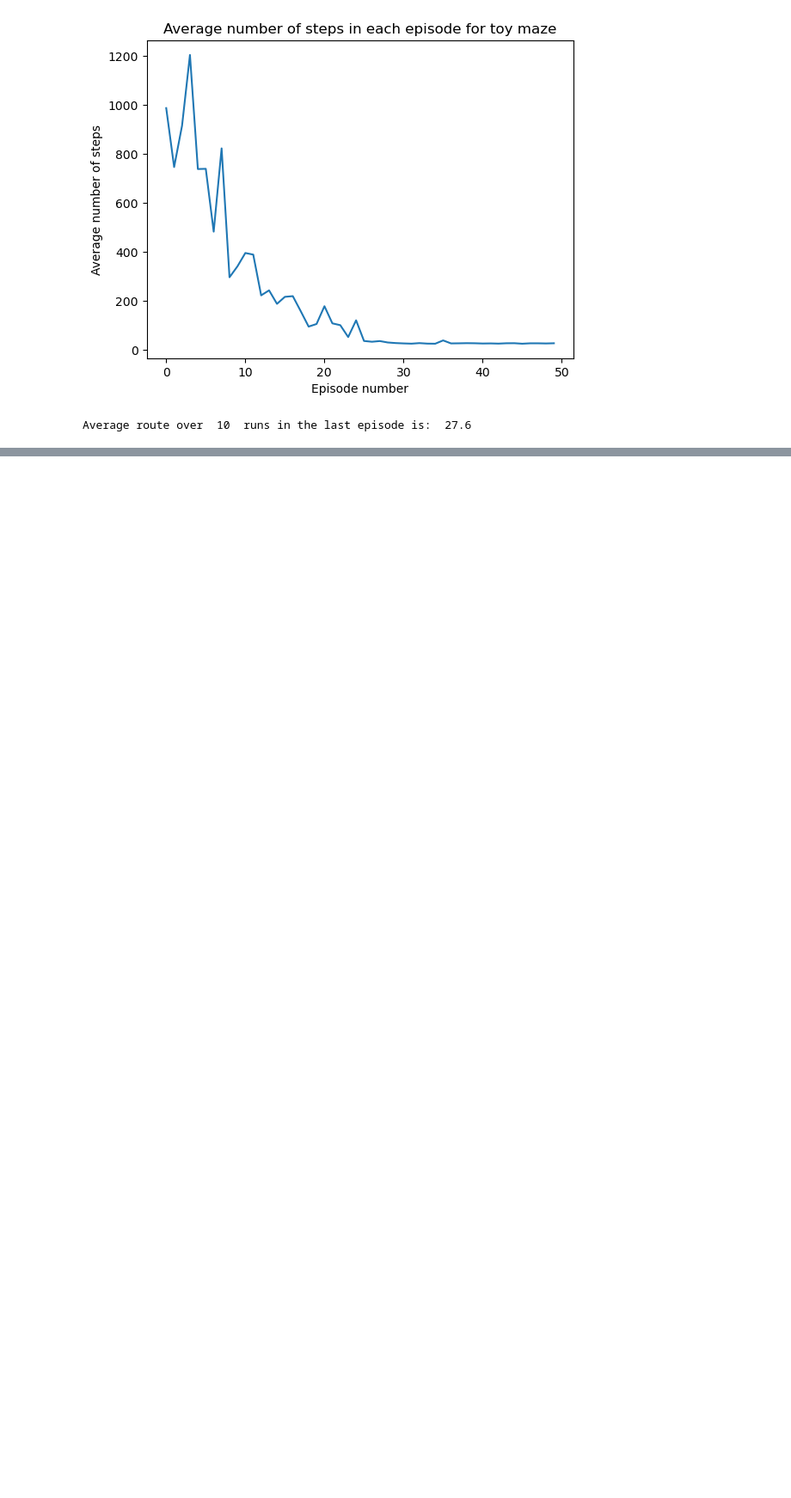
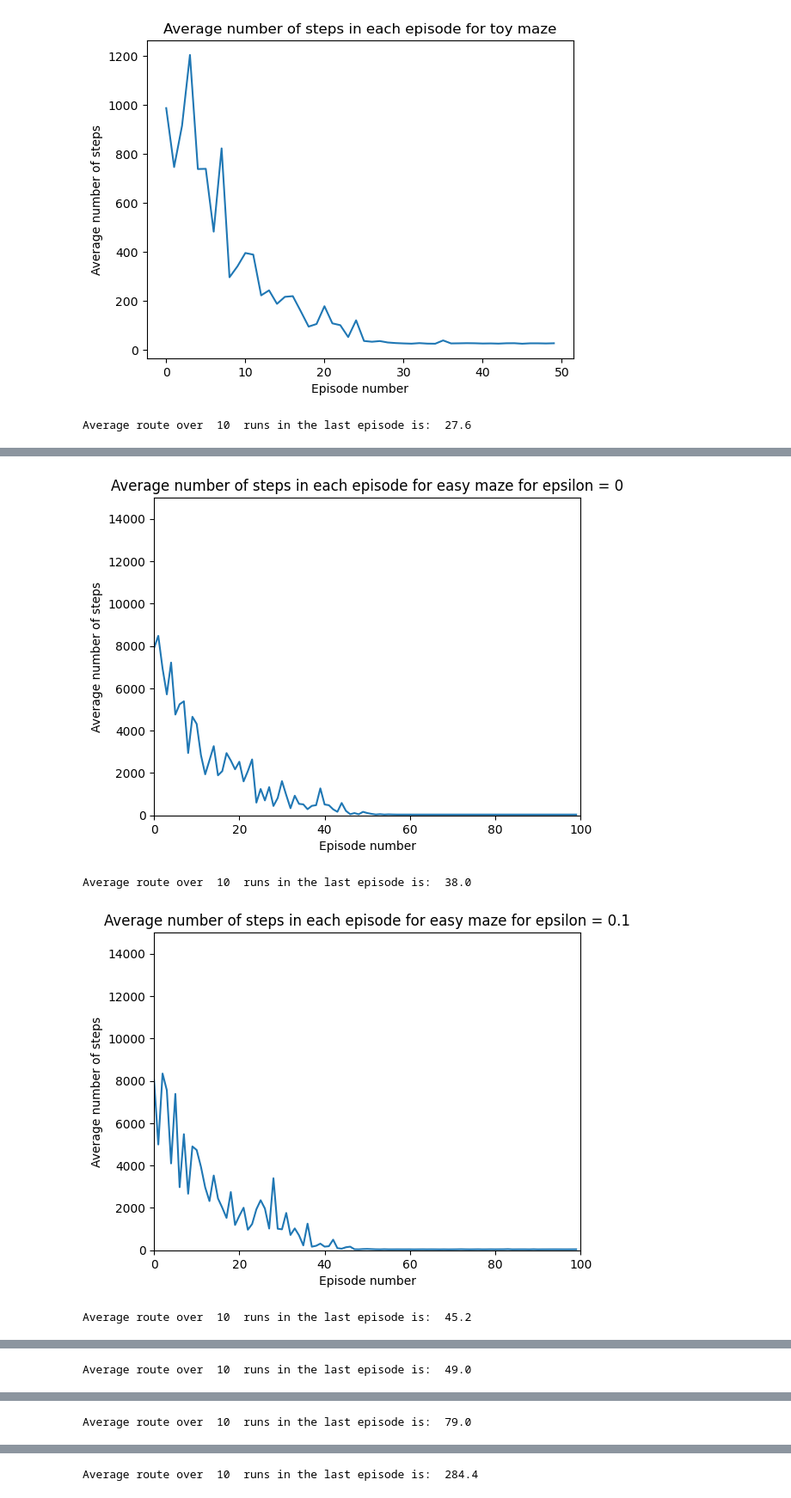
Before and after one commit to Howieboss02/Computational-Intelligence-ACO-ANN, a Jupyter notebook: Assignment_3/src/Main.ipynb, the cells around one changed output, grey strips where cells are left out. Shown at 86% size. Saved outputs shown, nothing was run; the diff lists cells and outputs as text; code cells hidden in the pictures; blank space fills up the shorter version.

Commit message:
added 1.2 plots

```diff
--- a/Assignment_3/src/Main.ipynb
+++ b/Assignment_3/src/Main.ipynb
@@ -135,0 +138,22 @@ Average route over  10  runs in the last episode is:  41.6
+# %%
+epsilons = [0, 0.1, 0.2, 0.5, 0.8]
+# list of lists for each epsilon value
+easy_data_values = []
+toy_data_values = []
+
+for e in epsilons:
+    # Run everything num times
+    num = 10
+
+    # Load the maze
+    file = "../data/easy_maze.txt"
+    maze_easy = Maze(file)
+
+    # Set the reward at the bottom right to 10
+    maze_easy.set_reward(maze_easy.get_state(24, 14), 10)
+    easy_data = []
+    for i in range(num):
+        num_list = learning_algorithm(maze_easy, max_steps=100000, number_of_episodes=100, end_state=maze_easy.get_state(24, 14), epsilon=e)
+        easy_data.append(num_list)
+
+    easy_data_values.append(easy_data)
@@ -135,0 +178,20 @@ Average route over  10  runs in the last episode is:  41.6
+# %%
+# Plot for each value of epsilon
+for i in range(len(epsilons)):
+
+    plt.plot(np.average(easy_data_values[i], axis=0))
+    plt.title("Average number of steps in each episode for easy maze for epsilon = " + str(epsilons[i]))
+    plt.xlabel("Episode number")
+    plt.ylabel("Average number of steps")
+    plt.ylim((0, 15000))
+    plt.xlim((0, 100))
+    plt.show()
+
+    print("Average route over ", num, " runs in the last episode is: ", np.average(easy_data_values[i], axis=0)[-1])
+
+# plt.show()
+# %% [output]
+[figure, added]
+Average route over  10  runs in the last episode is:  38.0
+[figure, added]
+Average route over  10  runs in the last episode is:  45.2
@@ -135,0 +199 @@ Average route over  10  runs in the last episode is:  41.6
+Average route over  10  runs in the last episode is:  49.0
@@ -135,0 +201 @@ Average route over  10  runs in the last episode is:  41.6
+Average route over  10  runs in the last episode is:  79.0
@@ -135,0 +203 @@ Average route over  10  runs in the last episode is:  41.6
+Average route over  10  runs in the last episode is:  284.4
```
Also changed, not shown: parts of 8 cells of this notebook.
